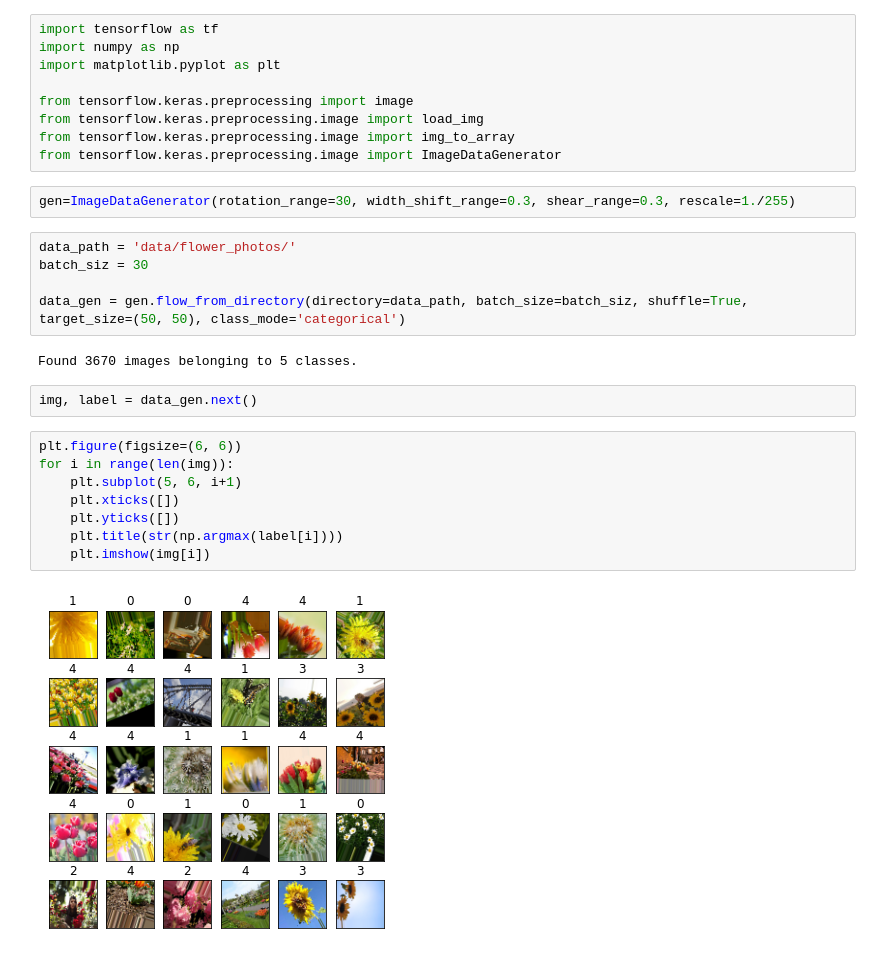
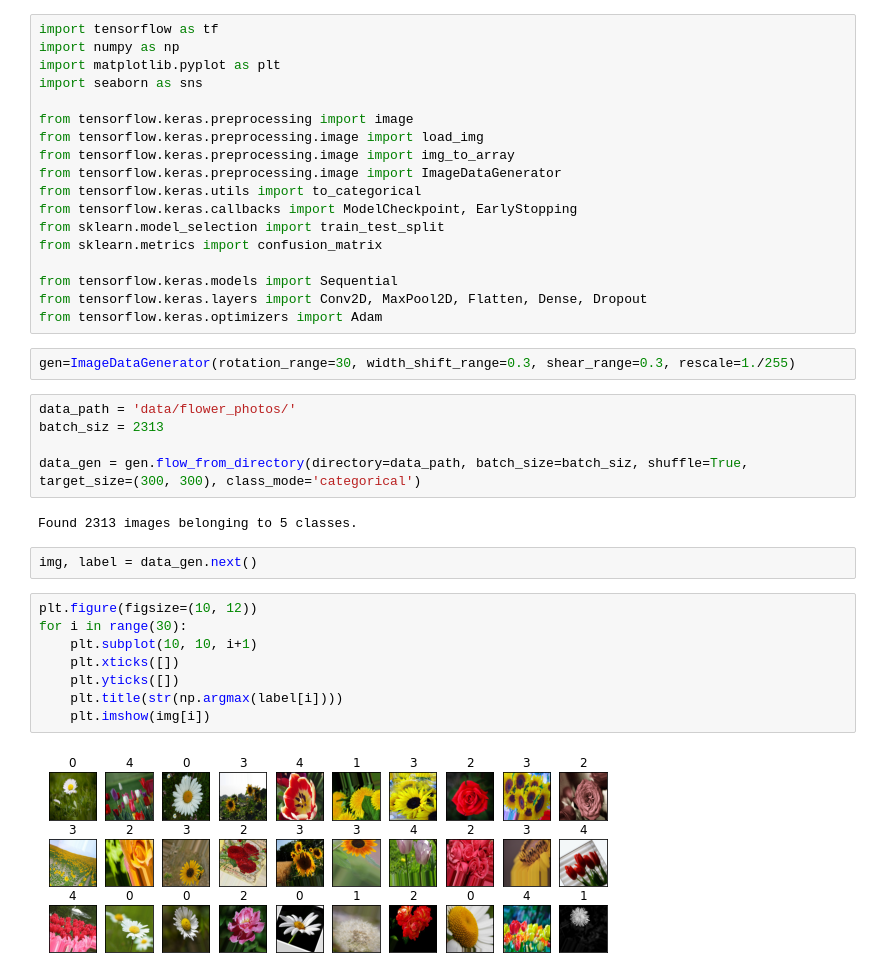
Before and after one commit to thansd51/python, a Jupyter notebook: ml_work/flower.ipynb, the cells around one changed output. Cells and saved outputs as stored; diff of their text form.

```diff
--- a/ml_work/flower.ipynb
+++ b/ml_work/flower.ipynb
@@ -2,29 +2,38 @@
 import tensorflow as tf
 import numpy as np
 import matplotlib.pyplot as plt
+import seaborn as sns
 
 from tensorflow.keras.preprocessing import image
 from tensorflow.keras.preprocessing.image import load_img
 from tensorflow.keras.preprocessing.image import img_to_array
 from tensorflow.keras.preprocessing.image import ImageDataGenerator
+from tensorflow.keras.utils import to_categorical
+from tensorflow.keras.callbacks import ModelCheckpoint, EarlyStopping
+from sklearn.model_selection import train_test_split
+from sklearn.metrics import confusion_matrix
+
+from tensorflow.keras.models import Sequential
+from tensorflow.keras.layers import Conv2D, MaxPool2D, Flatten, Dense, Dropout
+from tensorflow.keras.optimizers import Adam
 # %%
 gen=ImageDataGenerator(rotation_range=30, width_shift_range=0.3, shear_range=0.3, rescale=1./255)
 # %%
 data_path = 'data/flower_photos/'
-batch_siz = 30
+batch_siz = 2313
 
-data_gen = gen.flow_from_directory(directory=data_path, batch_size=batch_siz, shuffle=True, target_size=(50, 50), class_mode='categorical')
+data_gen = gen.flow_from_directory(directory=data_path, batch_size=batch_siz, shuffle=True, target_size=(300, 300), class_mode='categorical')
 # %% [output]
-Found 3670 images belonging to 5 classes.
+Found 2313 images belonging to 5 classes.
 # %%
 img, label = data_gen.next()
 # %%
-plt.figure(figsize=(6, 6))
-for i in range(len(img)):
-    plt.subplot(5, 6, i+1)
+plt.figure(figsize=(10, 12))
+for i in range(30):
+    plt.subplot(10, 10, i+1)
     plt.xticks([])
     plt.yticks([])
     plt.title(str(np.argmax(label[i])))
     plt.imshow(img[i])
 # %% [output]
-[figure, old version]
+[figure, new version]
```
Also changed, not shown: parts of 7 cells of this notebook, 5 other files.
